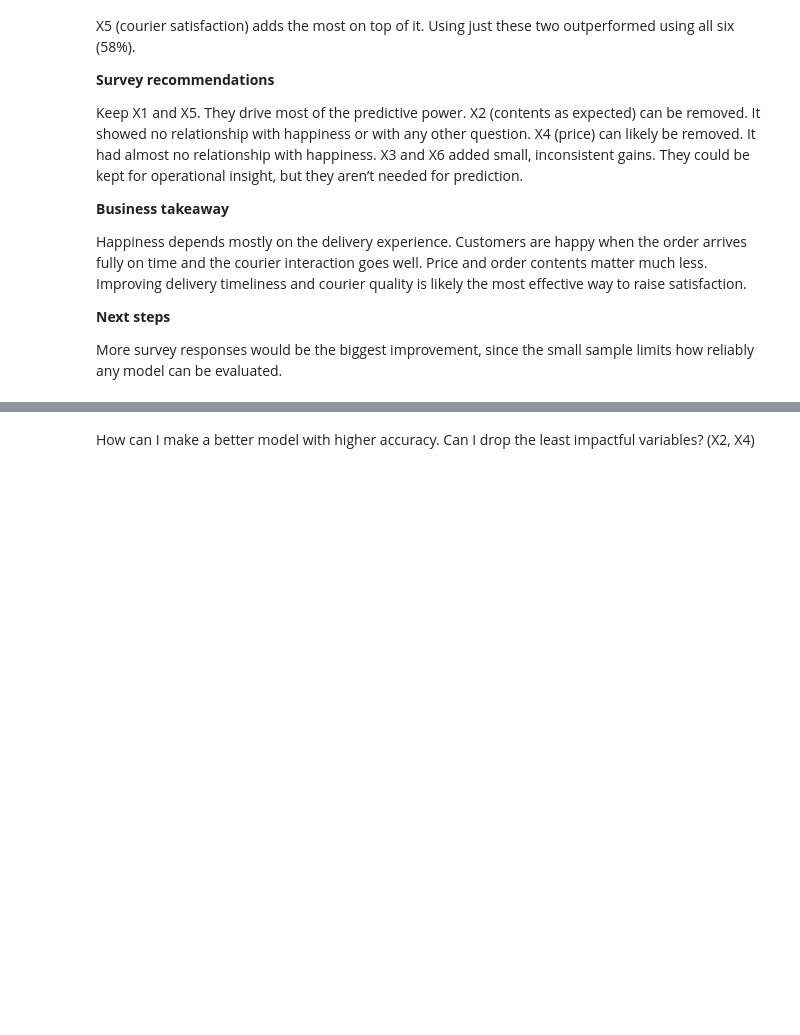
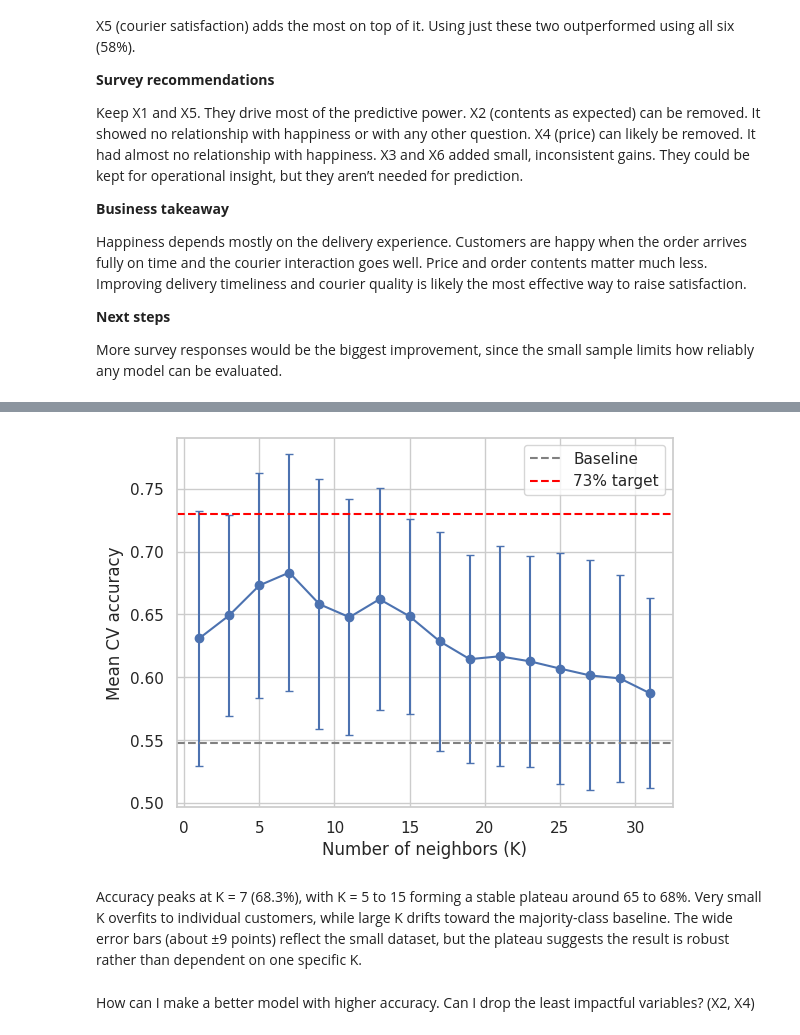
Before and after one commit to evanmccarthy216/h96ahNh2WKWrsjlT, a Jupyter notebook: customer_happinessl.ipynb, the cells around one changed output, grey strips where cells are left out. Saved outputs shown, nothing was run; the diff lists cells and outputs as text; code cells hidden in the pictures; blank space fills up the shorter version.

```diff
--- a/customer_happinessl.ipynb
+++ b/customer_happinessl.ipynb
@@ -339,3 +339,21 @@ Happiness depends mostly on the delivery experience. Customers are happy when th
 **Next steps**
 
 More survey responses would be the biggest improvement, since the small sample limits how reliably any model can be evaluated.
+# %%
+knn_features = ["X1", "X3", "X5", "X6"]
+X_knn = X[knn_features]
+# %%
+knn_pipe = make_pipeline(StandardScaler(), KNeighborsClassifier())
+
+knn_grid = {
+    "kneighborsclassifier__n_neighbors": list(range(1, 32, 2)),
+    "kneighborsclassifier__weights": ["uniform", "distance"],
+    "kneighborsclassifier__p": [1, 2],
+}
+
+knn_search = GridSearchCV(knn_pipe, knn_grid, cv=cv, scoring="accuracy")
+knn_search.fit(X_knn, y)
+
+best_std = knn_search.cv_results_["std_test_score"][knn_search.best_index_]
+print(f"Best accuracy: {knn_search.best_score_:.3f} ± {best_std:.3f}")
+print("Best settings:", knn_search.best_params_)
@@ -342,2 +371,19 @@ More survey responses would be the biggest improvement, since the small sample l
+# %%
+res = pd.DataFrame(knn_search.cv_results_)
+subset = res[(res["param_kneighborsclassifier__weights"] == knn_search.best_params_["kneighborsclassifier__weights"]) &
+             (res["param_kneighborsclassifier__p"] == knn_search.best_params_["kneighborsclassifier__p"])]
+
+plt.errorbar(subset["param_kneighborsclassifier__n_neighbors"], subset["mean_test_score"],
+             yerr=subset["std_test_score"], marker="o", capsize=3)
+plt.axhline(0.548, color="gray", linestyle="--", label="Baseline")
+plt.axhline(0.73, color="red", linestyle="--", label="73% target")
+plt.xlabel("Number of neighbors (K)")
+plt.ylabel("Mean CV accuracy")
+plt.legend()
+plt.show()
+# %% [output]
+[figure, added]
+# %% [markdown]
+Accuracy peaks at K = 7 (68.3%), with K = 5 to 15 forming a stable plateau around 65 to 68%. Very small K overfits to individual customers, while large K drifts toward the majority-class baseline. The wide error bars (about ±9 points) reflect the small dataset, but the plateau suggests the result is robust rather than dependent on one specific K.
 # %% [markdown]
 How can I make a better model with higher accuracy. Can I drop the least impactful variables? (X2, X4)
```
Also changed, not shown: parts of 2 cells of this notebook.
